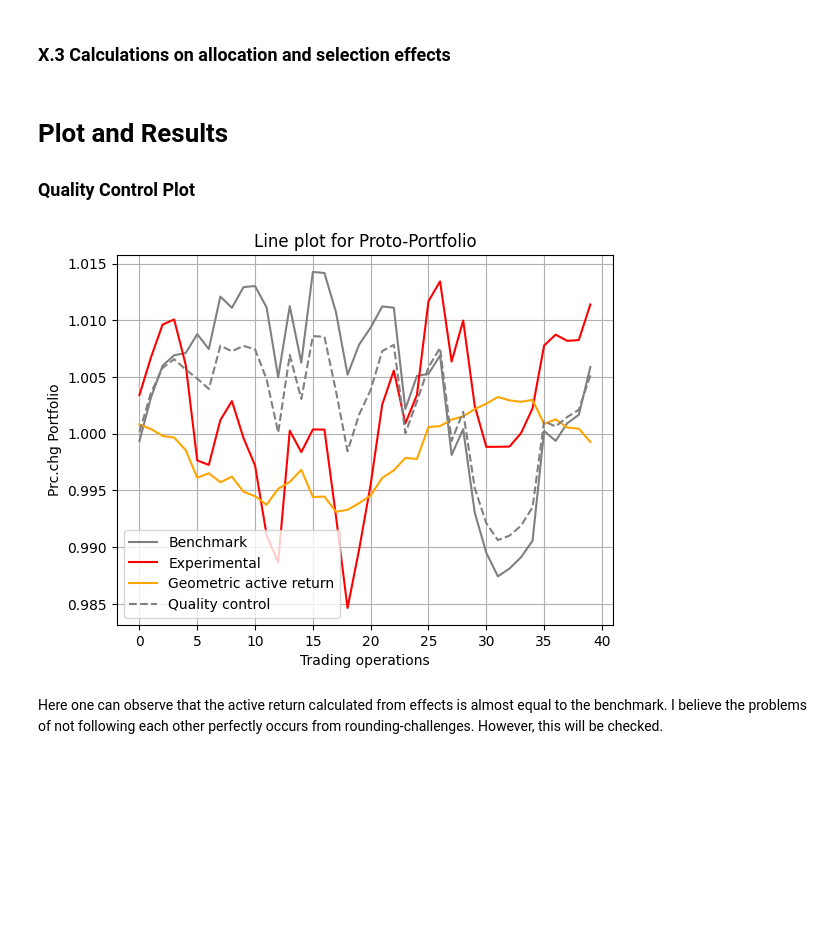
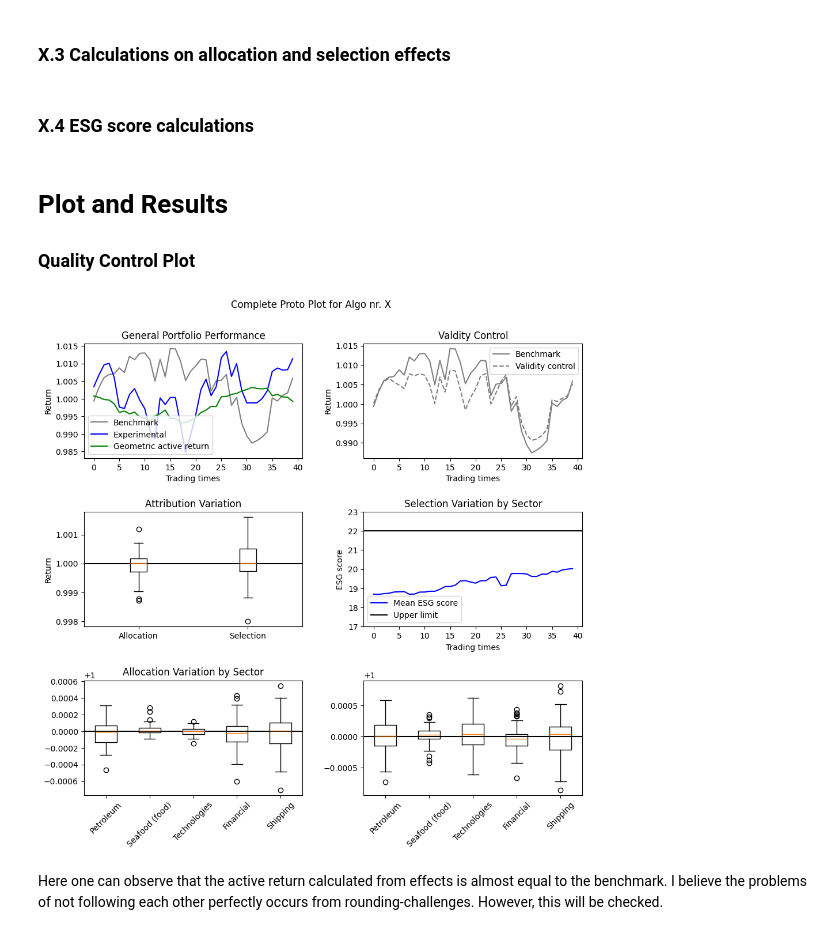
Before and after one commit to DataJakob/BBAN5000-Master-Thesis, a Jupyter notebook: src/testx2.ipynb, the cells around one changed output. Saved outputs shown, nothing was run; the diff lists cells and outputs as text; code cells hidden in the pictures; blank space fills up the shorter version.

Commit message:
better visualizations

```diff
--- a/src/testx2.ipynb
+++ b/src/testx2.ipynb
@@ -56,6 +56,13 @@ ticker_df
 | 1 | AKRBP.OL | MOWI.OL | NOD.OL | DNB.OL | SNI.OL |
 | 2 | SUBC.OL | SALM.OL | ATEA.OL | GJF.OL | BELCO.OL |
 | 3 | BWO.OL | LSG.OL | BOUV.OL | AKER.OL | ODF.OL |
+# %%
+esg_scores = [36.6, 35.3, 17.9, 18,
+              18, 21.2, 18.7, 29.2,
+            #   15.7, 25.6, 25.6, 18.4,
+              19.8, 13.8, 18.1, 19,
+              17.2, 14, 17.2, 19.5,
+              19.7, 21.2, 26.8, 19.3]
 # %% [markdown]
 <h2> 3. Retrieve data </h2>
 # %%
@@ -133,24 +140,63 @@ port_sel_prod = [np.prod(port_sel[i]) for i in range(len(port_sel))]
 
 # Cumulative product of  active return, calcualted by effects
 total = np.cumprod([port_sel_prod[i]*port_all_prod[i] for i in range(trading_n)])
+# %% [markdown]
+<h3> X.4 ESG score calculations  </h3>
+# %%
+average_esg = [bw[i]@esg_scores for i in range(trading_n)]
 # %% [markdown]
 <h1> Plot and Results </h1>
 <h3> Quality Control Plot </h3>
-# %%
-fig1, ax = plt.subplots()
-ax.plot(bg, color="grey", label="Benchmark")
-ax.plot(eg, color="red", label="Experimental")
-ax.plot(total,
-        color="orange", label= "Geometric active return")
-ax.plot(total*bg, color="grey", linestyle="--",label="Quality control")
-ax.set_xlabel("Trading operations")
-ax.set_ylabel("Prc.chg Portfolio")
-plt.title("Line plot for Proto-Portfolio")
-plt.grid()
-plt.legend()
-plt.show()
-# plt.close()
-# %% [output]
-[figure, removed]
+# %%
+bigfig, ax = plt.subplots(3,2,figsize=(10,10))
+ax[0,0].plot(bg, color="grey", label="Benchmark")
+ax[0,0].plot(eg, color="blue", label="Experimental")
+ax[0,0].plot(total, color="green", label= "Geometric active return")
+ax[0,0].set_ylabel("Return")
+ax[0,0].set_xlabel("Trading times")
+ax[0,0].set_title('General Portfolio Performance')
+ax[0,0].legend()
+
+ax[0,1].plot(bg, color="grey", label="Benchmark")
+ax[0,1].plot(bg*total, color="grey", linestyle="--", label="Validity control")
+ax[0,1].set_ylabel("Return")
+ax[0,1].set_xlabel("Trading times")
+ax[0,1].set_title('Valdity Control')
+ax[0,1].legend()
+
+data_arrays = [port_all_prod, port_sel_prod]
+data_labels = ["Allocation", "Selection"]
+ax[1,0].boxplot(data_arrays, tick_labels=data_labels)
+ax[1,0].axhline(y=1, color="black")
+ax[1,0].set_ylabel("Return")
+ax[1,0].set_title('Attribution Variation')
+# ax[1,0].legend()
+
+ax[1,1].plot(average_esg, color="blue", label="Mean ESG score")
+ax[1,1].axhline(y=22, color='black', linestyle='-', label="Upper limit")
+ax[1,1].set_ylim(17,23)
+ax[1,1].set_ylabel("ESG score")
+ax[1,1].set_xlabel("Trading times")
+ax[1, 1].set_title('ESG Score Development')
+ax[1,1].legend()
+
+ax[2,0].boxplot(port_all)
+ax[2,0].axhline(y=1, color="black")
+ax[2,0].set_xticklabels(ticker_df.columns, rotation=45)
+ax[2,0].set_title('Allocation Variation by Sector')
+
+
+ax[2,1].boxplot(port_sel)
+ax[2,1].axhline(y=1, color="black")
+ax[2,1].set_xticklabels(ticker_df.columns, rotation=45)
+ax[1, 1].set_title('Selection Variation by Sector')
+
+plt.suptitle('Complete Proto Plot for Algo nr. X', fontsize=12)
+bigfig.tight_layout(pad=2.0)
+# plt.subplots_adjust(bottom=0.22)
+plt.show()
+# plt.close()
+# %% [output]
+[figure, added]
 # %% [markdown]
 Here one can observe that the active return calculated from effects is almost equal to the benchmark. I believe the problems of not following each other perfectly occurs from rounding-challenges. However, this will be checked.
```
Also changed, not shown: parts of 4 cells of this notebook, 1 other file.
